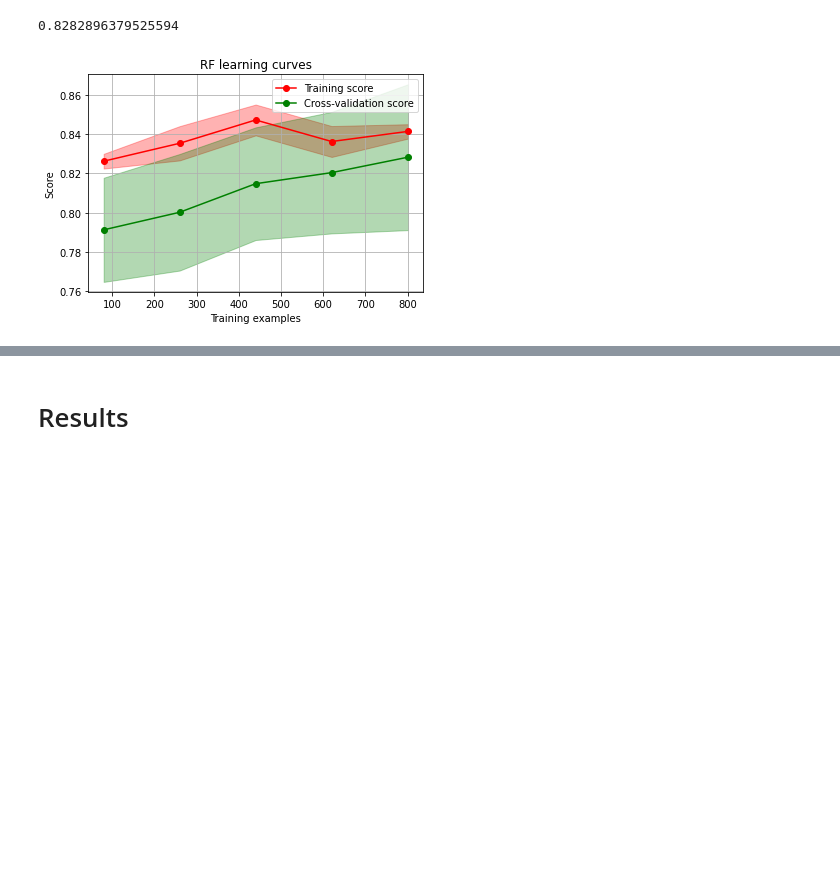
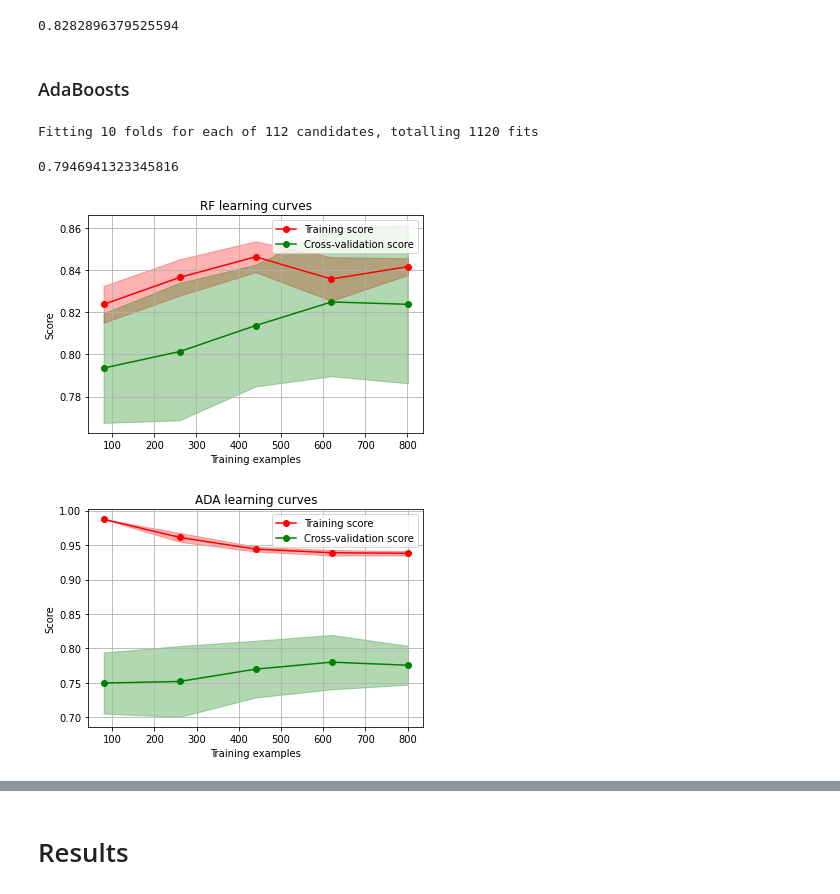
Before and after one commit to katsuba-mikhail/learn-kaggle, a Jupyter notebook: Kaggle_Titanic.ipynb, the cells around one changed output, grey strips where cells are left out. Cells and saved outputs as stored; diff of their text form; code cells hidden in the pictures; blank space fills up the shorter version.

```diff
--- a/Kaggle_Titanic.ipynb
+++ b/Kaggle_Titanic.ipynb
@@ -641,37 +643,65 @@ gsRFC.best_score_
 # %% [output]
 Fitting 10 folds for each of 54 candidates, totalling 540 fits
 0.8282896379525594
+# %% [markdown]
+### AdaBoosts
+# %%
+DTC = DecisionTreeClassifier()
+
+adaDTC = AdaBoostClassifier(DTC, random_state=7)
+
+ada_param_grid = {
+    "base_estimator__criterion": ["gini", "entropy"],
+    "base_estimator__splitter": ["best", "random"],
+    "algorithm": ["SAMME", "SAMME.R"],
+    "n_estimators": [1, 2],
+    "learning_rate": [0.0001, 0.001, 0.01, 0.1, 0.2, 0.3, 1.5]
+}
+
+gsadaDTC = GridSearchCV(adaDTC, param_grid=ada_param_grid, cv=kfold,
+                        scoring="accuracy", n_jobs=4, verbose=1)
+
+gsadaDTC.fit(X_train, Y_train)
+
+ada_best = gsadaDTC.best_estimator_
+gsadaDTC.best_score_
+# %% [output]
+Fitting 10 folds for each of 112 candidates, totalling 1120 fits
+0.7946941323345816
 # %%
 def plot_learning_curve(estimator, title, X, y, ylim=None, cv=None,
                         n_jobs=-1, train_sizes=np.linspace(0.1, 1.0, 5)):
     """Generate plot test and training values"""
     plt.figure()
     plt.title(title)
     if ylim is not None:
         plt.ylim(*ylim)
     plt.xlabel("Training examples")
     plt.ylabel("Score")
     train_sizes, train_scores, test_scores = learning_curve(
         estimator, X, y, cv=cv, n_jobs=n_jobs, train_sizes=train_sizes)
     train_scores_mean = np.mean(train_scores, axis=1)
     train_scores_std = np.std(train_scores, axis=1)
     test_scores_mean = np.mean(test_scores, axis=1)
     test_scores_std = np.std(test_scores, axis=1)
     plt.grid()
 
     plt.fill_between(train_sizes, train_scores_mean - train_scores_std,
                      train_scores_mean + train_scores_std, alpha=0.3, color="r")
     plt.fill_between(train_sizes, test_scores_mean - test_scores_std,
                      test_scores_mean + test_scores_std, alpha=0.3, color="g")
     plt.plot(train_sizes, train_scores_mean, 'o-', color="r",
              label="Training score")
     plt.plot(train_sizes, test_scores_mean, 'o-', color="g",
              label="Cross-validation score")
 
     plt.legend(loc="best")
     return plt
 
 g = plot_learning_curve(gsRFC.best_estimator_, "RF learning curves",
                         X_train, Y_train, cv=kfold)
+g = plot_learning_curve(gsadaDTC.best_estimator_, "ADA learning curves",
+                        X_train, Y_train, cv=kfold)
 # %% [output]
-[figure, old version]
+[figure, new version]
+[figure, added]
```
Also changed, not shown: parts of 9 cells of this notebook.
